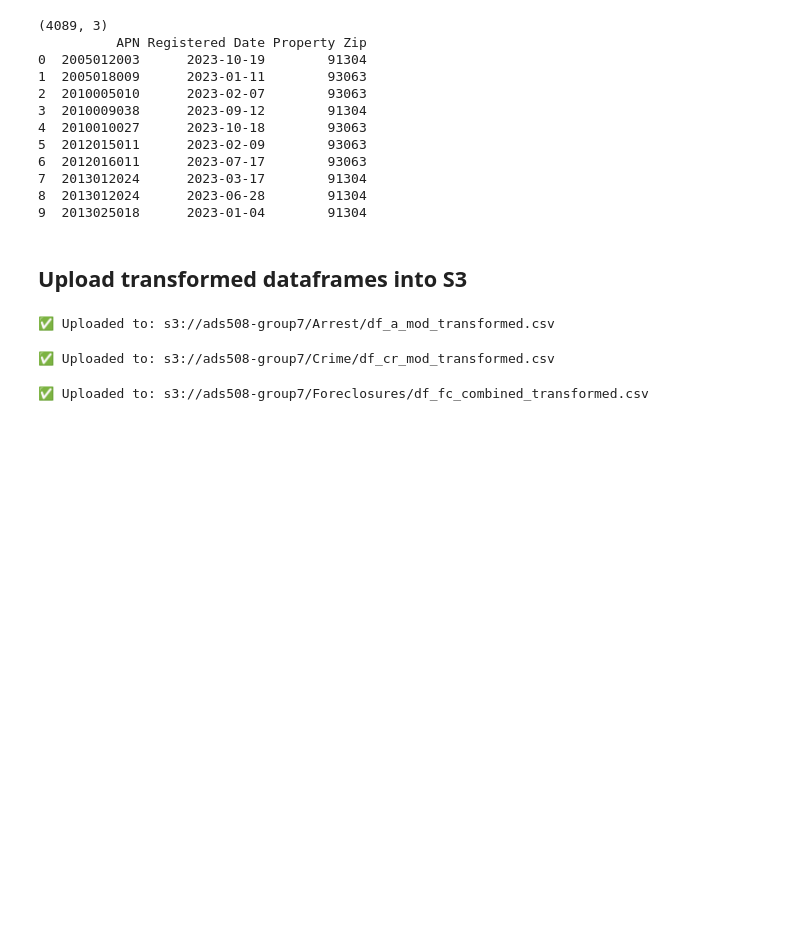
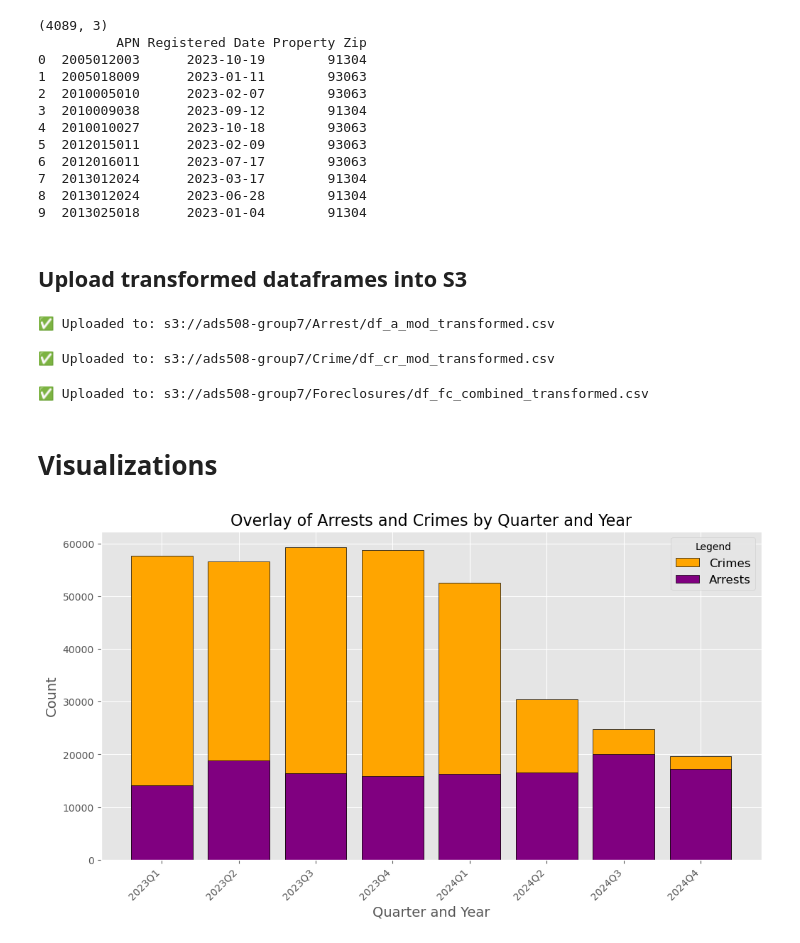
Before and after one commit to cploebell/ads-508-team-project, a Jupyter notebook: ads508_proj.ipynb, the cells around one changed output. Drawn from its saved outputs; the diff is of its cells as text; code cells hidden in the pictures; blank space fills up the shorter version.

Commit message:
visualizations

```diff
--- a/ads508_proj.ipynb
+++ b/ads508_proj.ipynb
@@ -1027,3 +1030,39 @@ s3_client.put_object(
 print(f"✅ Uploaded to: s3://{bucket}/{folder}/{file_name}")
 # %% [output]
 ✅ Uploaded to: s3://ads508-group7/Foreclosures/df_fc_combined_transformed.csv
+# %% [markdown]
+# Visualizations
+# %%
+# view overlay of Arrests and Crimes by quarter and year
+
+# Count the occurrences of each quarter for both datasets
+arrest_counts = df_a_mod['Year_Quarter'].value_counts().sort_index()
+crime_counts = df_cr_mod['Year_Quarter'].value_counts().sort_index()
+
+# Create a DataFrame for plotting
+data = pd.DataFrame({
+    'Quarter': arrest_counts.index,
+    'Arrests': arrest_counts.values,
+    'Crimes': crime_counts.reindex(arrest_counts.index, fill_value=0).values  # align indices, fill missing with 0
+})
+
+# Plot the data with overlapping bars
+plt.figure(figsize=(12, 6))
+
+# Plot Crimes bars
+plt.bar(data['Quarter'], data['Crimes'], color='orange', label='Crimes', edgecolor='black')
+
+# Plot Arrests bars on top of Crimes bars
+plt.bar(data['Quarter'], data['Arrests'], color='purple', label='Arrests', edgecolor='black')
+
+# Add titles and labels
+plt.title("Overlay of Arrests and Crimes by Quarter and Year", fontsize=16)
+plt.xlabel('Quarter and Year', fontsize=14)
+plt.ylabel('Count', fontsize=14)
+plt.xticks(rotation=45, ha='right')  # Rotate x labels for better readability
+plt.legend(title='Legend', fontsize=12)
+
+# Show the plot
+plt.show()
+# %% [output]
+[figure, added]
```
Also changed, not shown: parts of 2 cells of this notebook.
